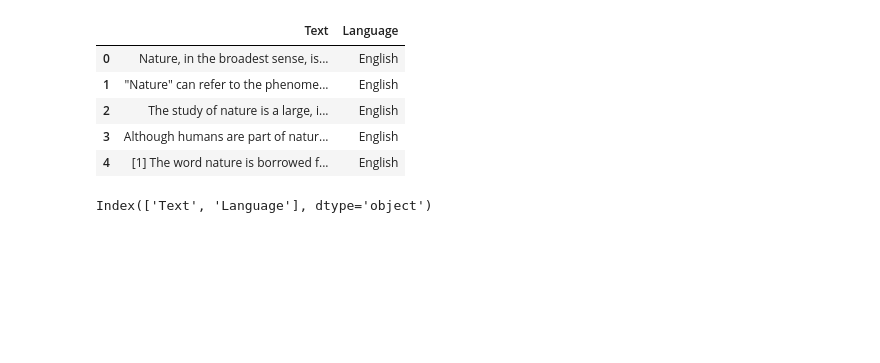
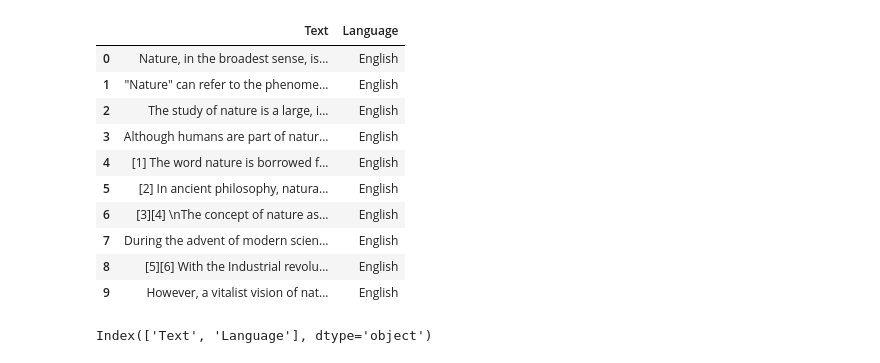
Before and after one commit to joynaomi81/Language_Detection_Model_with_NLP, a Jupyter notebook: Language_Detection_model_with_NLP.ipynb, the cells around one changed output. Drawn from its saved outputs; the diff is of its cells as text; code cells hidden in the pictures; blank space fills up the shorter version.

```diff
--- a/Language_Detection_model_with_NLP.ipynb
+++ b/Language_Detection_model_with_NLP.ipynb
@@ -6,14 +6,19 @@ import numpy as np
 # %%
 data=pd.read_csv('/content/drive/MyDrive/Language Detection.csv')
 # %%
-data.head()
+data.head(10)
 # %% [output]
 |  | Text | Language |
 | 0 | Nature, in the broadest sense, is... | English |
 | 1 | "Nature" can refer to the phenome... | English |
 | 2 | The study of nature is a large, i... | English |
 | 3 | Although humans are part of natur... | English |
 | 4 | [1] The word nature is borrowed f... | English |
+| 5 | [2] In ancient philosophy, natura... | English |
+| 6 | [3][4] \nThe concept of nature as... | English |
+| 7 | During the advent of modern scien... | English |
+| 8 | [5][6] With the Industrial revolu... | English |
+| 9 | However, a vitalist vision of nat... | English |
 # %%
 data.columns
 # %% [output]
```
Also changed, not shown: parts of 18 cells of this notebook.
